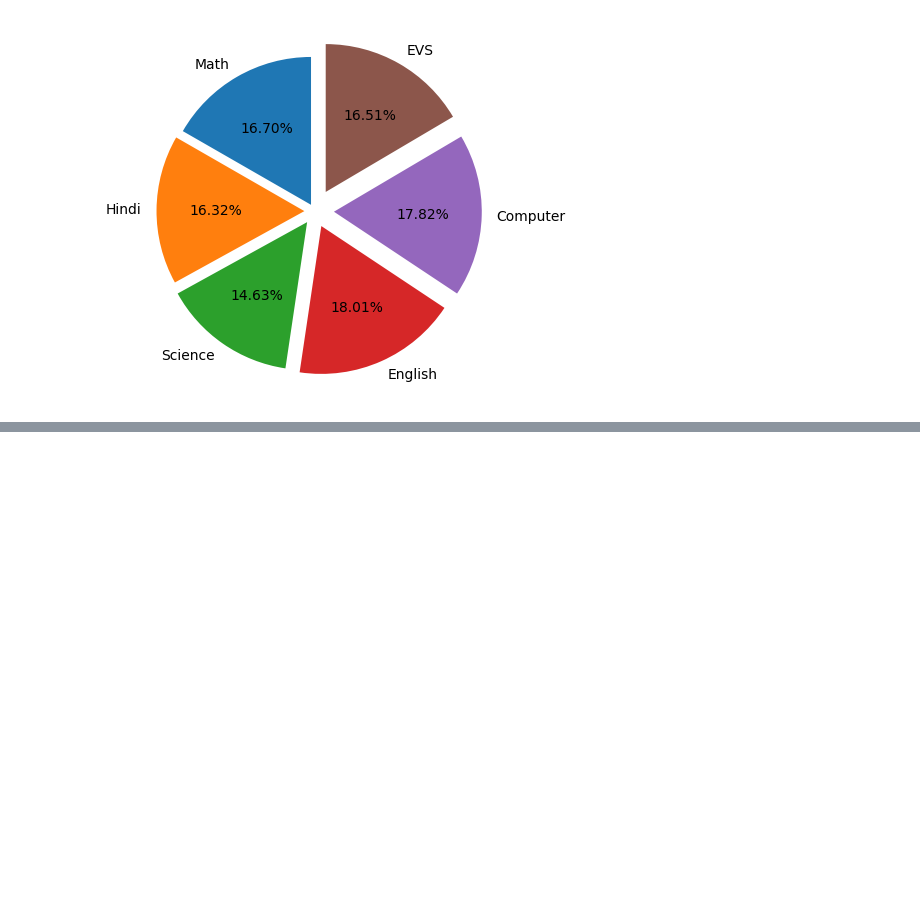
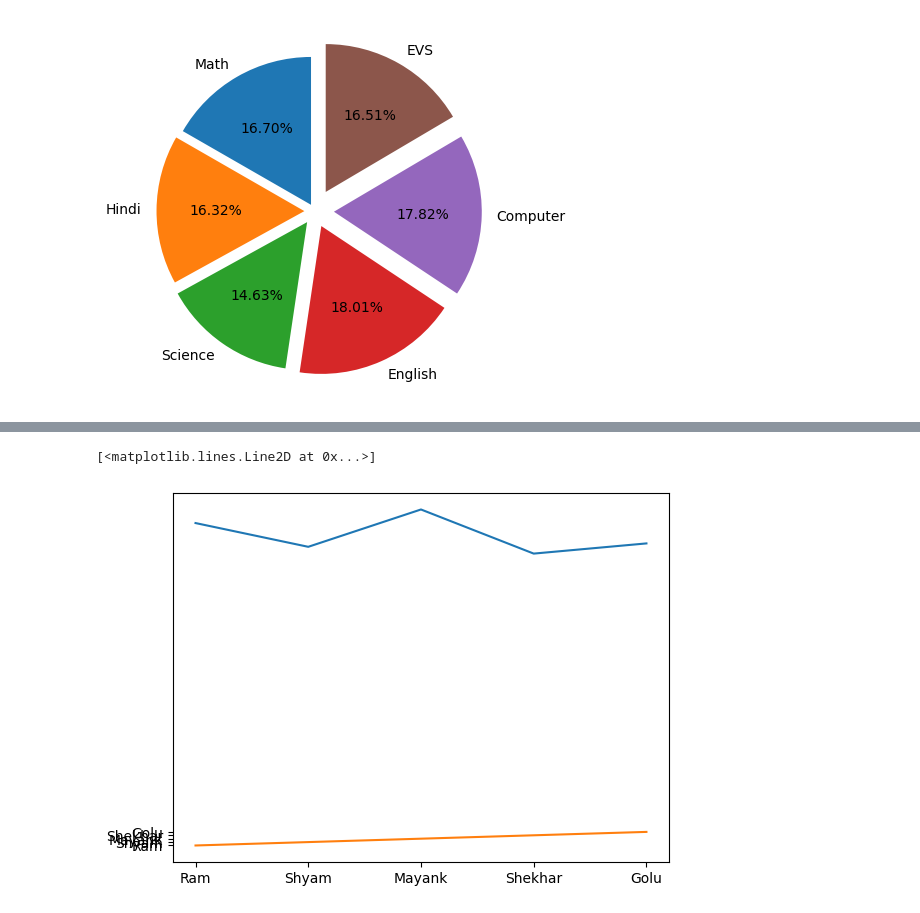
Before and after one commit to Ujjawal19Shahi/AI-in-Data-Science, a Jupyter notebook: MODULE_3.ipynb, the cells around one changed output, grey strips where cells are left out. Drawn from its saved outputs; the diff is of its cells as text; code cells hidden in the pictures; blank space fills up the shorter version.

```diff
--- a/MODULE_3.ipynb
+++ b/MODULE_3.ipynb
@@ -71,0 +88,9 @@ plt.show()
+# %%
+# Can we Draw 2 line in a Single Graph
+z=["Ram","Shyam","Mayank","Shekhar","Golu"]
+
+plt.plot(x,y)
+plt.plot(x,z)
+# %% [output]
+[<matplotlib.lines.Line2D at 0x...>]
+[figure, added]
```
Also changed, not shown: parts of 8 cells of this notebook.
